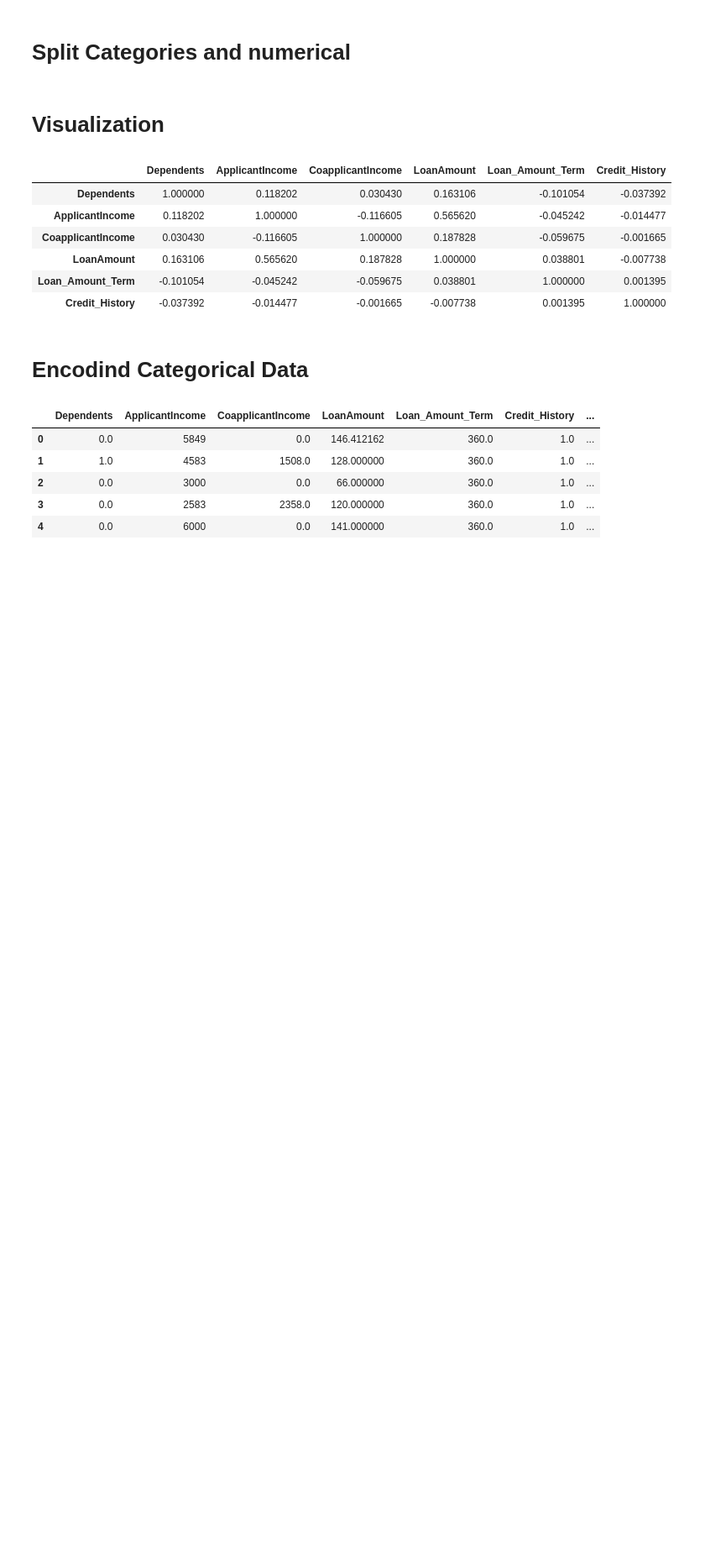
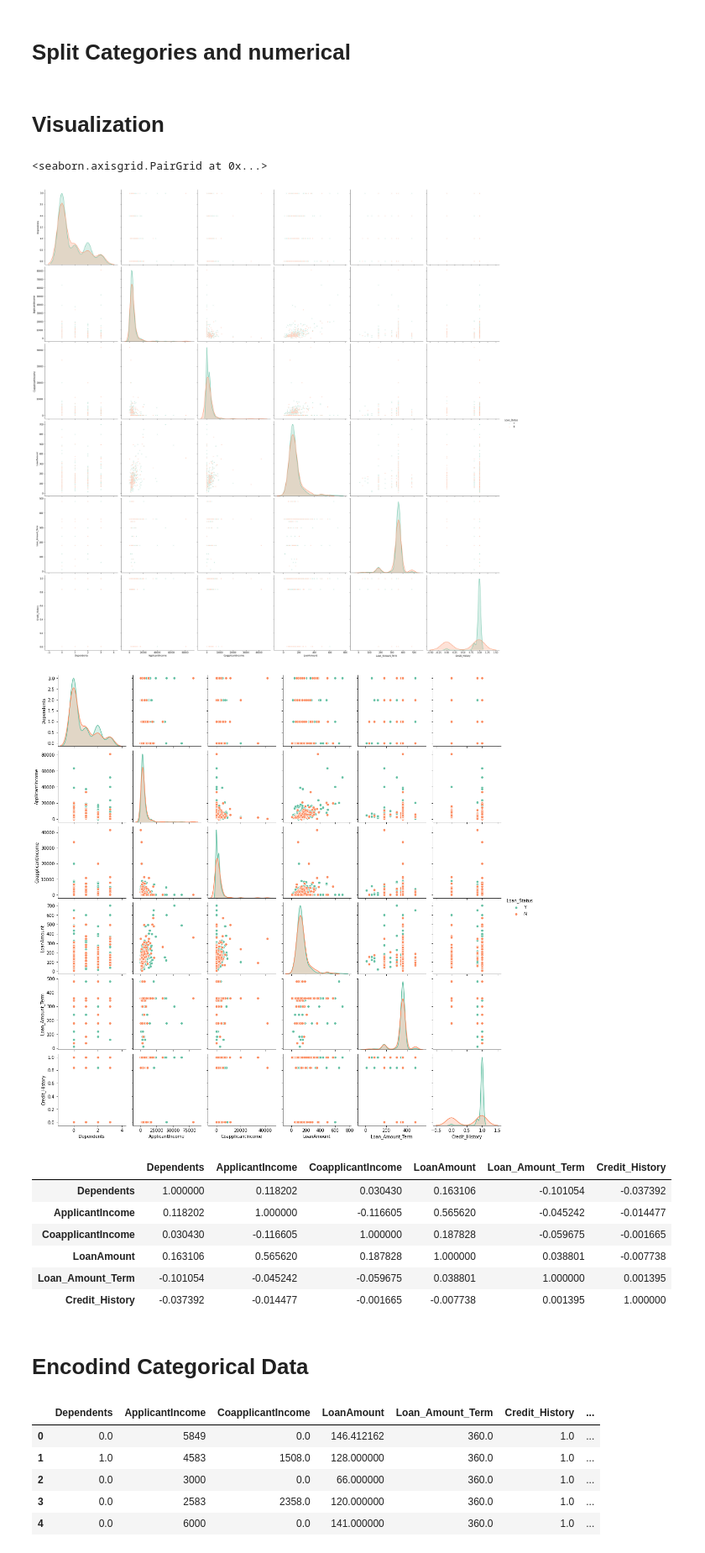
Before and after one commit to MariemAshraf/First, a Jupyter notebook: LoanPredictio1.ipynb, the cells around one changed output. Shown at 84% size. Cells and saved outputs as stored; diff of their text form; code cells hidden in the pictures; blank space fills up the shorter version.

```diff
--- a/LoanPredictio1.ipynb
+++ b/LoanPredictio1.ipynb
@@ -103,8 +117,12 @@ numerical_columns = ['ApplicantIncome', 'CoapplicantIncome', 'LoanAmount']
 # %% [markdown]
 # Visualization
 # %%
-#sns.pairplot(df, hue = 'Loan_Status' , markers=["*", "."] , height=5 ,palette = 'Set2')
-#sns.pairplot(df, hue = 'Loan_Status' , palette = 'Set2')
+sns.pairplot(df, hue = 'Loan_Status' , markers=["*", "."] , height=5 ,palette = 'Set2')
+sns.pairplot(df, hue = 'Loan_Status' , palette = 'Set2')
+# %% [output]
+<seaborn.axisgrid.PairGrid at 0x...>
+[figure, added]
+[figure, added]
 # %%
 #sns.pairplot(df, hue = 'Loan_Status' ,kind="kde")
 # %%
```
Also changed, not shown: parts of 32 cells of this notebook.
